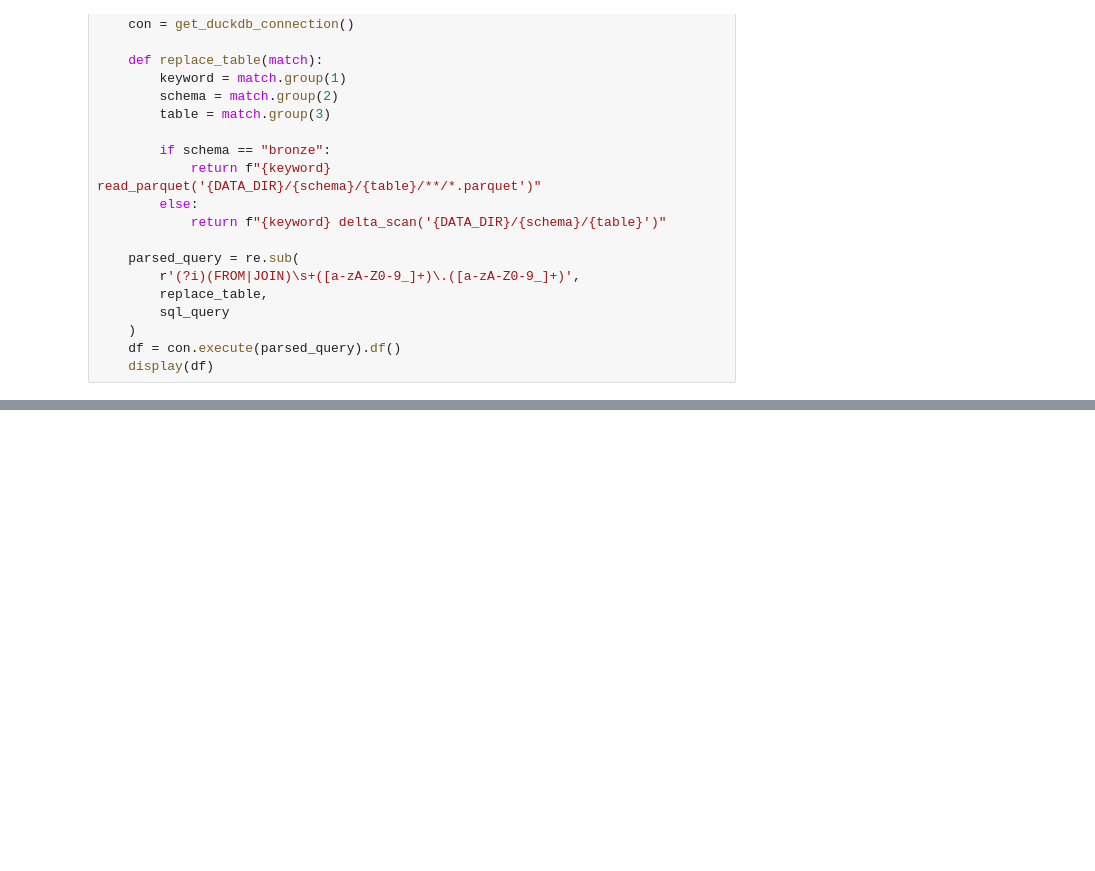
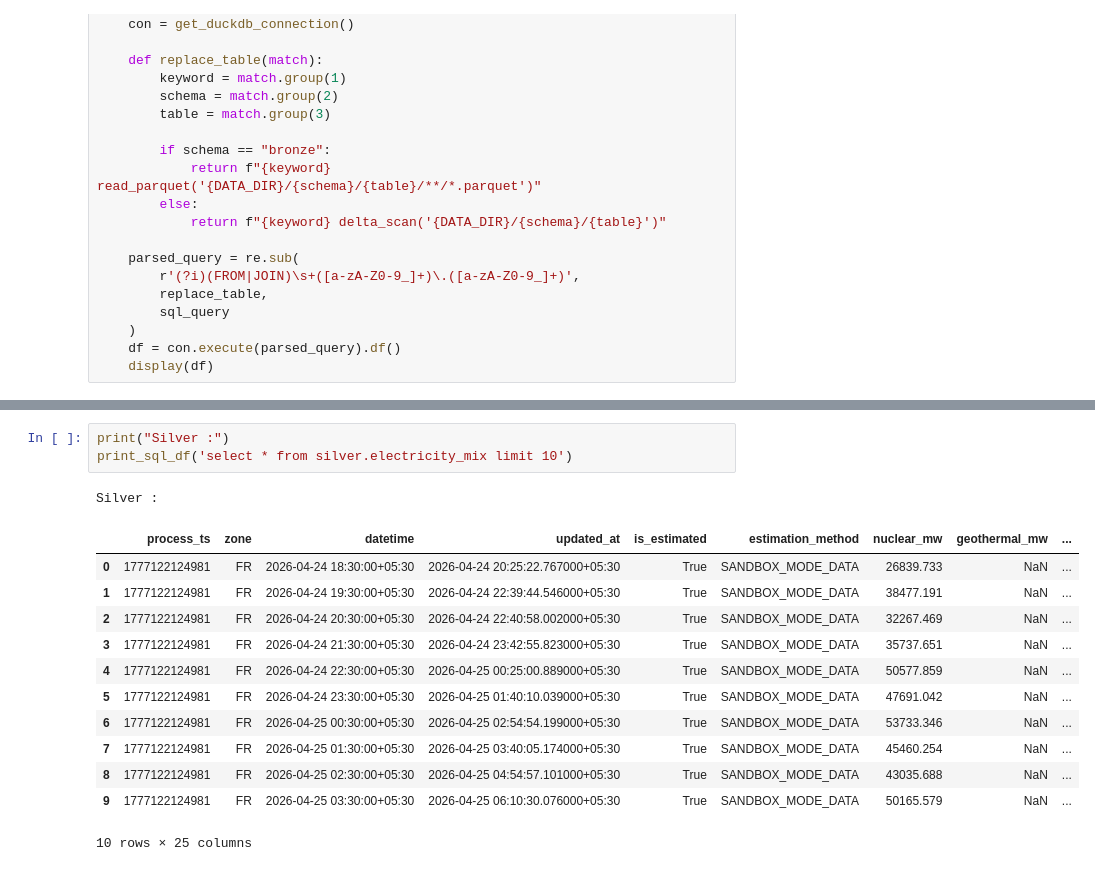
Before and after one commit to mohantee/ElectricityMaps, a Jupyter notebook: notebooks/05_query_delta_sql.ipynb, the cells around one changed output, grey strips where cells are left out. Drawn from its saved outputs; the diff is of its cells as text; blank space fills up the shorter version.

```diff
--- a/notebooks/05_query_delta_sql.ipynb
+++ b/notebooks/05_query_delta_sql.ipynb
@@ -81,3 +81,20 @@ Bronze Daily Mix Summary:
+# %%
+print("Silver :")
+print_sql_df('select * from silver.electricity_mix limit 10')
+# %% [output]
+Silver :
+|  | process_ts | zone | datetime | updated_at | is_estimated | estimation_method | nuclear_mw | geothermal_mw | ... |
+| 0 | 1777122124981 | FR | 2026-04-24 18:30:00+05:30 | 2026-04-24 20:25:22.767000+05:30 | True | SANDBOX_MODE_DATA | 26839.733 | NaN | ... |
+| 1 | 1777122124981 | FR | 2026-04-24 19:30:00+05:30 | 2026-04-24 22:39:44.546000+05:30 | True | SANDBOX_MODE_DATA | 38477.191 | NaN | ... |
+| 2 | 1777122124981 | FR | 2026-04-24 20:30:00+05:30 | 2026-04-24 22:40:58.002000+05:30 | True | SANDBOX_MODE_DATA | 32267.469 | NaN | ... |
+| 3 | 1777122124981 | FR | 2026-04-24 21:30:00+05:30 | 2026-04-24 23:42:55.823000+05:30 | True | SANDBOX_MODE_DATA | 35737.651 | NaN | ... |
+| 4 | 1777122124981 | FR | 2026-04-24 22:30:00+05:30 | 2026-04-25 00:25:00.889000+05:30 | True | SANDBOX_MODE_DATA | 50577.859 | NaN | ... |
+| 5 | 1777122124981 | FR | 2026-04-24 23:30:00+05:30 | 2026-04-25 01:40:10.039000+05:30 | True | SANDBOX_MODE_DATA | 47691.042 | NaN | ... |
+| 6 | 1777122124981 | FR | 2026-04-25 00:30:00+05:30 | 2026-04-25 02:54:54.199000+05:30 | True | SANDBOX_MODE_DATA | 53733.346 | NaN | ... |
+| 7 | 1777122124981 | FR | 2026-04-25 01:30:00+05:30 | 2026-04-25 03:40:05.174000+05:30 | True | SANDBOX_MODE_DATA | 45460.254 | NaN | ... |
+| 8 | 1777122124981 | FR | 2026-04-25 02:30:00+05:30 | 2026-04-25 04:54:57.101000+05:30 | True | SANDBOX_MODE_DATA | 43035.688 | NaN | ... |
+| 9 | 1777122124981 | FR | 2026-04-25 03:30:00+05:30 | 2026-04-25 06:10:30.076000+05:30 | True | SANDBOX_MODE_DATA | 50165.579 | NaN | ... |
+10 rows × 25 columns
 # %%
 print("Gold Daily Exports:")
 print_sql_df('select * from gold.daily_exports limit 10')
```
Also changed, not shown: parts of 6 cells of this notebook, 9 other files.
